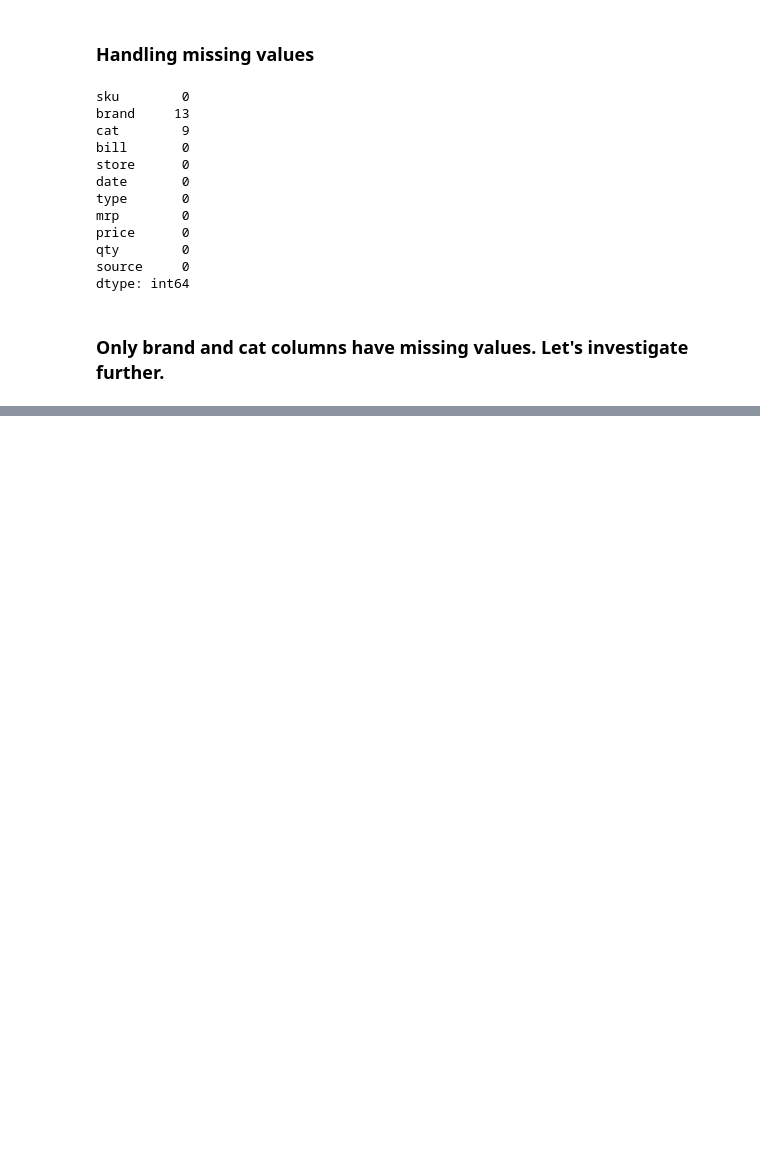
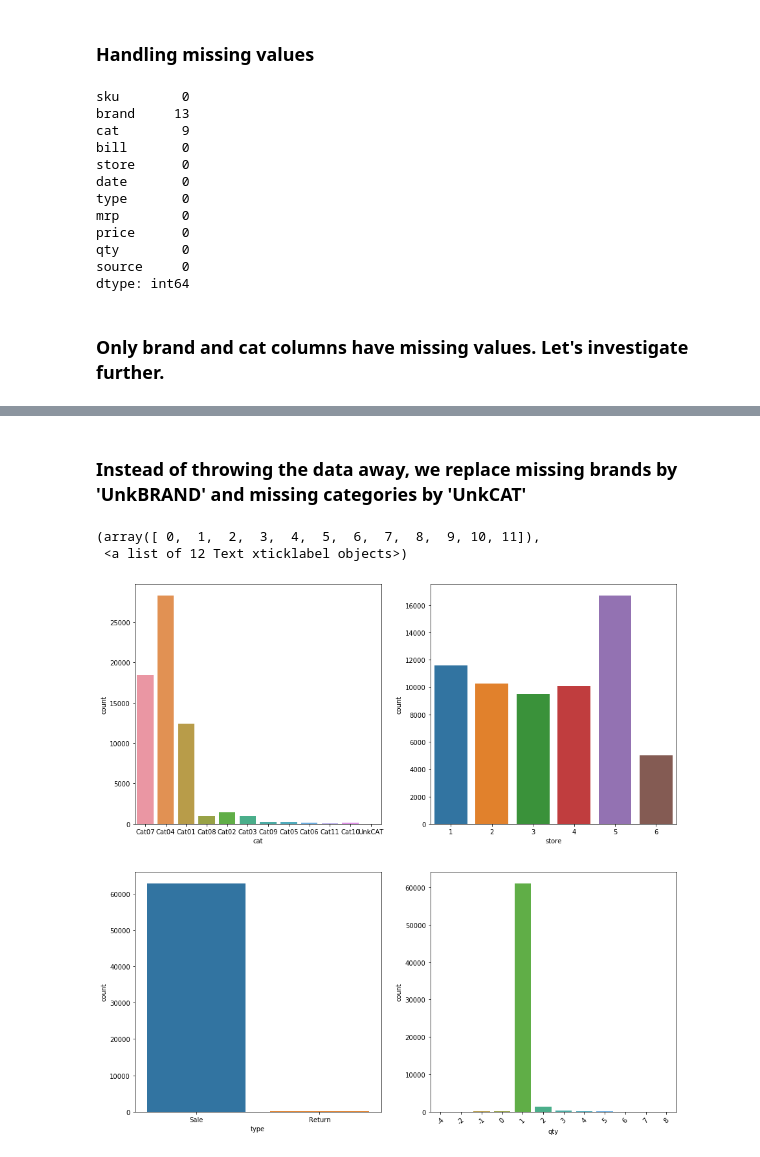
Before and after one commit to stiero/fuzzy-carnival, a Jupyter notebook: task.ipynb, the cells around one changed output, grey strips where cells are left out. Cells and saved outputs as stored; diff of their text form; code cells hidden in the pictures; blank space fills up the shorter version.

```diff
--- a/task.ipynb
+++ b/task.ipynb
@@ -115,3 +102,5 @@ df[df['brand'].isnull()]
+# %% [markdown]
+### Instead of throwing the data away, we replace missing brands by 'UnkBRAND' and missing categories by 'UnkCAT'
 # %%
 df.loc[df['brand'].isnull(), 'brand'] = 'UnkBRAND'
 
@@ -118,0 +110,20 @@ df.loc[df['cat'].isnull(), 'cat'] = 'UnkCAT'
+# %%
+fig, axs = plt.subplots(2, 2, figsize = (15,15))
+
+cat_plot = sns.countplot(df['cat'], ax=axs[0,0])
+
+plt.xticks(rotation=45)
+
+
+store_plot = sns.countplot(df['store'], ax=axs[0,1])
+plt.xticks(rotation=45)
+
+sale_type_plot = sns.countplot(df['type'], ax=axs[1,0])
+plt.xticks(rotation=45)
+
+qty_plot = sns.countplot(df['qty'], ax=axs[1,1])
+plt.xticks(rotation=45)
+# %% [output]
+(array([ 0,  1,  2,  3,  4,  5,  6,  7,  8,  9, 10, 11]),
+ <a list of 12 Text xticklabel objects>)
+[figure, added]
```
Also changed, not shown: parts of 12 cells of this notebook, 1 other file.
